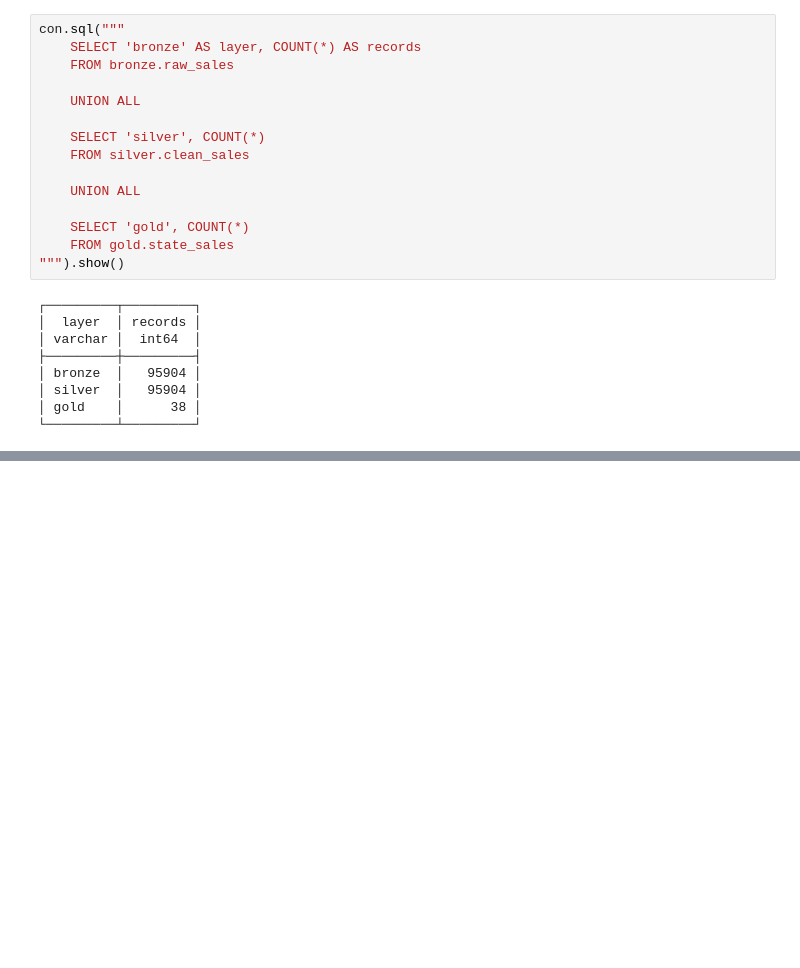
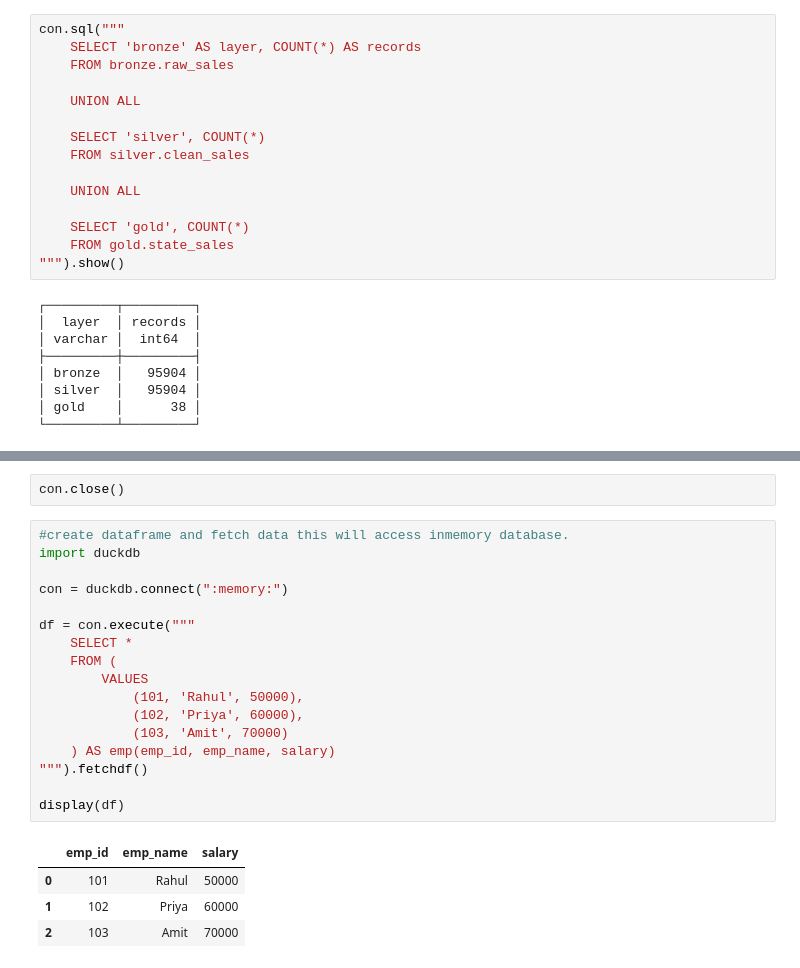
Before and after one commit to deepqa16/medallion_project_duckdb, a Jupyter notebook: notebooks/04_duckdb_analytics.ipynb, the cells around one changed output, grey strips where cells are left out. Saved outputs shown, nothing was run; the diff lists cells and outputs as text; blank space fills up the shorter version.

```diff
--- a/notebooks/04_duckdb_analytics.ipynb
+++ b/notebooks/04_duckdb_analytics.ipynb
@@ -134,0 +302,24 @@ con.close()
+# %%
+con.close()
+# %%
+#create dataframe and fetch data this will access inmemory database.
+import duckdb
+
+con = duckdb.connect(":memory:")
+
+df = con.execute("""
+    SELECT *
+    FROM (
+        VALUES
+            (101, 'Rahul', 50000),
+            (102, 'Priya', 60000),
+            (103, 'Amit', 70000)
+    ) AS emp(emp_id, emp_name, salary)
+""").fetchdf()
+
+display(df)
+# %% [output]
+|  | emp_id | emp_name | salary |
+| 0 | 101 | Rahul | 50000 |
+| 1 | 102 | Priya | 60000 |
+| 2 | 103 | Amit | 70000 |
```
Also changed, not shown: parts of 17 cells of this notebook, 4 other files.
